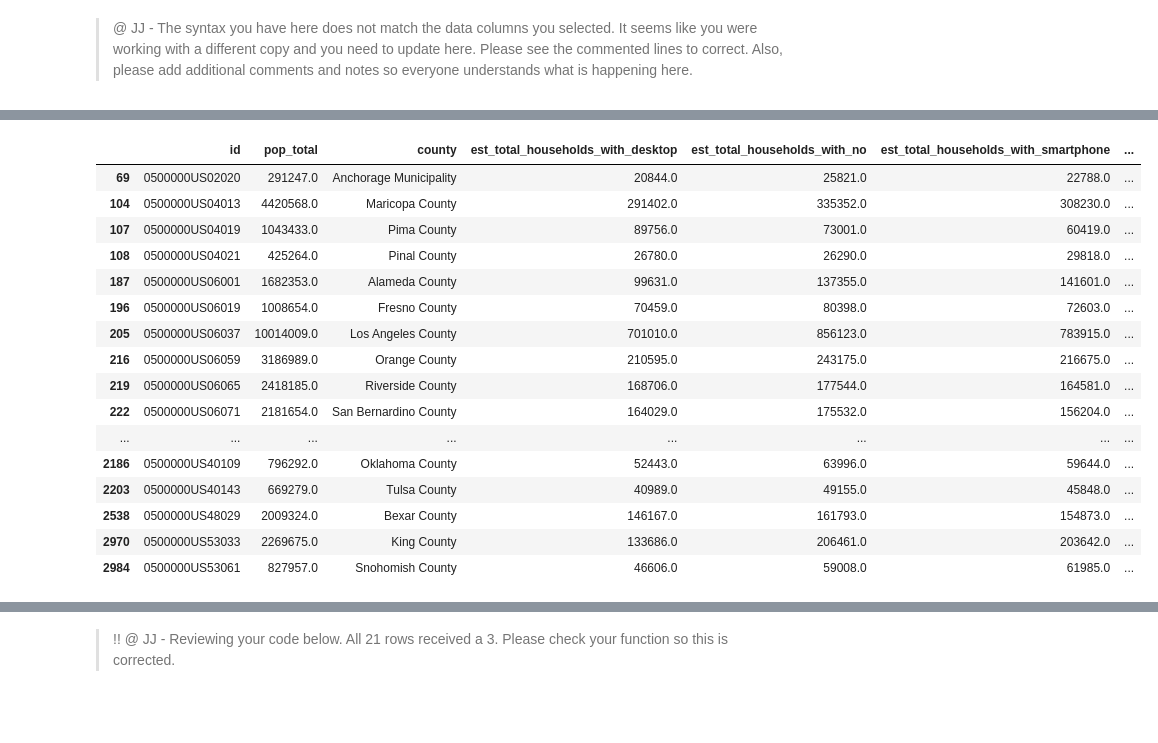
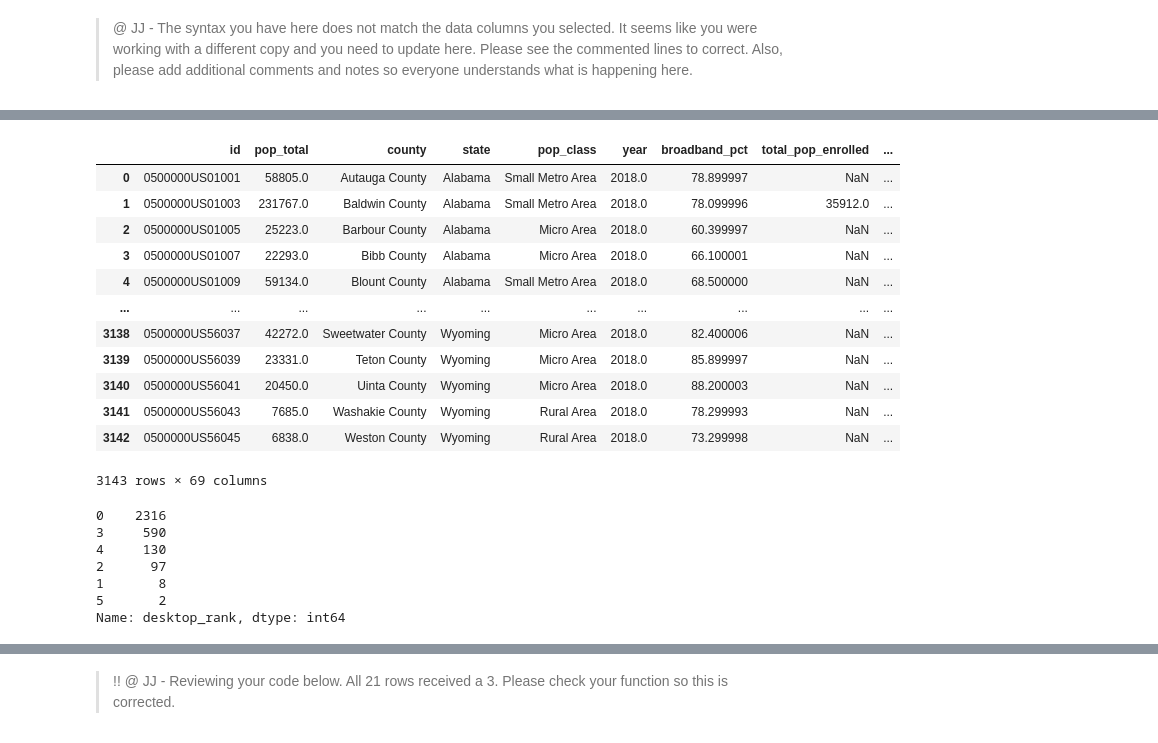
Before and after one commit to mosymns13/DS4A-Team13-Digital-Divide-Project, a Jupyter notebook: Analytic Dataset.ipynb, the cells around one changed output, grey strips where cells are left out. Drawn from its saved outputs; the diff is of its cells as text; code cells hidden in the pictures; blank space fills up the shorter version.

Commit message:
Updated input files and key variables then added rank functions to AD

```diff
--- a/Analytic Dataset.ipynb
+++ b/Analytic Dataset.ipynb
@@ -512,41 +498,43 @@ memory usage: 3.3+ KB
 # %%
-#NOTE: This logic does not work because you are overwriting your logic from above.
-# See the income scoring code above as an example of properly applying a range and not overwriting items below
-# Also see the "review1" cells below to see what your output looks like based on what you have now.
-
-def desktop_pct_rank(total_desktop_pct):
+def pct_desktop_rank(pct_total_households_with_desktop):
     """Assign labels to county according to their broadband pct
     """
-    if total_desktop_pct < 1.579: ##Less than 2 standard deviations below
+    if pct_total_households_with_desktop >= 50.963 and pct_total_households_with_desktop < 59.495: ##Less than 2 standard deviations below
         label = "1"
-    elif total_desktop_pct < 4.233: ##Less than 1 standard deviations below
+    elif pct_total_households_with_desktop < 68.027: ##Less than 1 standard deviations below
         label = "2"
-    elif total_desktop_pct < 9.511: ##Less than 1 standard deviations above
+    elif pct_total_households_with_desktop < 85.091: ##Less than 1 standard deviations above
         label = "3"
-    elif total_desktop_pct < 12.155: ##Less than 2 standard deviations above
+    elif pct_total_households_with_desktop < 93.623: ##Less than 2 standard deviations above
         label = "4"
-    elif total_desktop_pct > 14.799: ##Greater than 2 standard deviations above
+    elif pct_total_households_with_desktop > 93.623 and pct_total_households_with_desktop < 105.155: ##Greater than 2 standard deviations above
         label = "5"
     else:
         label = "0"
     return label
-device_pct_by_pop["desktop_rank"] = device_pct_by_pop["total_desktop_pct"].apply(desktop_pct_rank)
-device_pct_by_pop
+revised_analytic_data["desktop_rank"] = revised_analytic_data["pct_total_households_with_desktop"].apply(pct_desktop_rank)
+revised_analytic_data
 # %% [output]
-|  | id | pop_total | county | est_total_households_with_desktop | est_total_households_with_no | est_total_households_with_smartphone | ... |
-| 69 | 0500000US02020 | 291247.0 | Anchorage Municipality | 20844.0 | 25821.0 | 22788.0 | ... |
-| 104 | 0500000US04013 | 4420568.0 | Maricopa County | 291402.0 | 335352.0 | 308230.0 | ... |
-| 107 | 0500000US04019 | 1043433.0 | Pima County | 89756.0 | 73001.0 | 60419.0 | ... |
-| 108 | 0500000US04021 | 425264.0 | Pinal County | 26780.0 | 26290.0 | 29818.0 | ... |
-| 187 | 0500000US06001 | 1682353.0 | Alameda County | 99631.0 | 137355.0 | 141601.0 | ... |
-| 196 | 0500000US06019 | 1008654.0 | Fresno County | 70459.0 | 80398.0 | 72603.0 | ... |
-| 205 | 0500000US06037 | 10014009.0 | Los Angeles County | 701010.0 | 856123.0 | 783915.0 | ... |
-| 216 | 0500000US06059 | 3186989.0 | Orange County | 210595.0 | 243175.0 | 216675.0 | ... |
-| 219 | 0500000US06065 | 2418185.0 | Riverside County | 168706.0 | 177544.0 | 164581.0 | ... |
-| 222 | 0500000US06071 | 2181654.0 | San Bernardino County | 164029.0 | 175532.0 | 156204.0 | ... |
-| ... | ... | ... | ... | ... | ... | ... | ... |
-| 2186 | 0500000US40109 | 796292.0 | Oklahoma County | 52443.0 | 63996.0 | 59644.0 | ... |
-| 2203 | 0500000US40143 | 669279.0 | Tulsa County | 40989.0 | 49155.0 | 45848.0 | ... |
-| 2538 | 0500000US48029 | 2009324.0 | Bexar County | 146167.0 | 161793.0 | 154873.0 | ... |
-| 2970 | 0500000US53033 | 2269675.0 | King County | 133686.0 | 206461.0 | 203642.0 | ... |
-| 2984 | 0500000US53061 | 827957.0 | Snohomish County | 46606.0 | 59008.0 | 61985.0 | ... |
+|  | id | pop_total | county | state | pop_class | year | broadband_pct | total_pop_enrolled | ... |
+| 0 | 0500000US01001 | 58805.0 | Autauga County | Alabama | Small Metro Area | 2018.0 | 78.899997 | NaN | ... |
+| 1 | 0500000US01003 | 231767.0 | Baldwin County | Alabama | Small Metro Area | 2018.0 | 78.099996 | 35912.0 | ... |
+| 2 | 0500000US01005 | 25223.0 | Barbour County | Alabama | Micro Area | 2018.0 | 60.399997 | NaN | ... |
+| 3 | 0500000US01007 | 22293.0 | Bibb County | Alabama | Micro Area | 2018.0 | 66.100001 | NaN | ... |
+| 4 | 0500000US01009 | 59134.0 | Blount County | Alabama | Small Metro Area | 2018.0 | 68.500000 | NaN | ... |
+| ... | ... | ... | ... | ... | ... | ... | ... | ... | ... |
+| 3138 | 0500000US56037 | 42272.0 | Sweetwater County | Wyoming | Micro Area | 2018.0 | 82.400006 | NaN | ... |
+| 3139 | 0500000US56039 | 23331.0 | Teton County | Wyoming | Micro Area | 2018.0 | 85.899997 | NaN | ... |
+| 3140 | 0500000US56041 | 20450.0 | Uinta County | Wyoming | Micro Area | 2018.0 | 88.200003 | NaN | ... |
+| 3141 | 0500000US56043 | 7685.0 | Washakie County | Wyoming | Rural Area | 2018.0 | 78.299993 | NaN | ... |
+| 3142 | 0500000US56045 | 6838.0 | Weston County | Wyoming | Rural Area | 2018.0 | 73.299998 | NaN | ... |
+3143 rows × 69 columns
+# %%
+revised_analytic_data["desktop_rank"].value_counts()
+# %% [output]
+0    2316
+3     590
+4     130
+2      97
+1       8
+5       2
+Name: desktop_rank, dtype: int64
```
Also changed, not shown: parts of 44 cells of this notebook, 6 other files.
